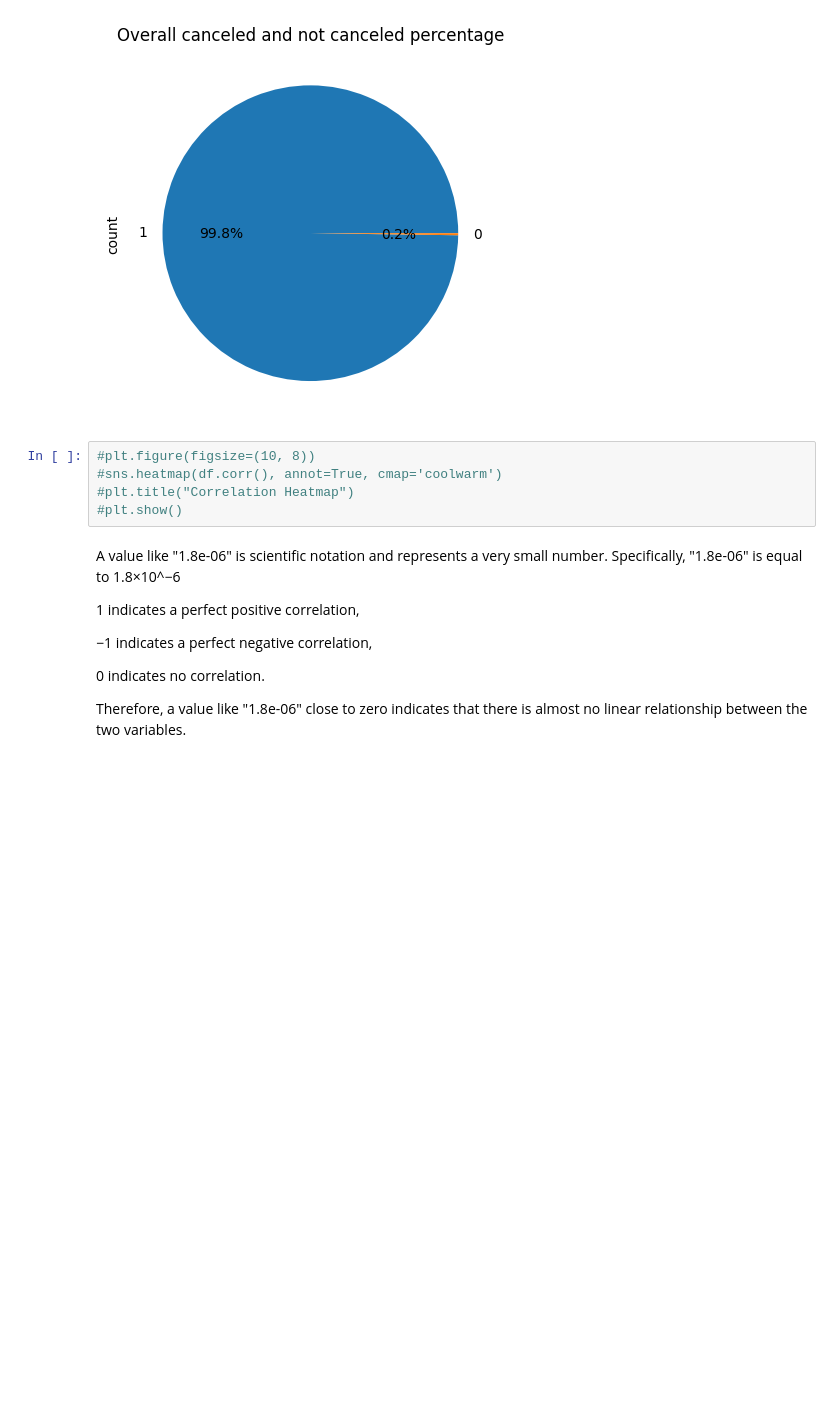
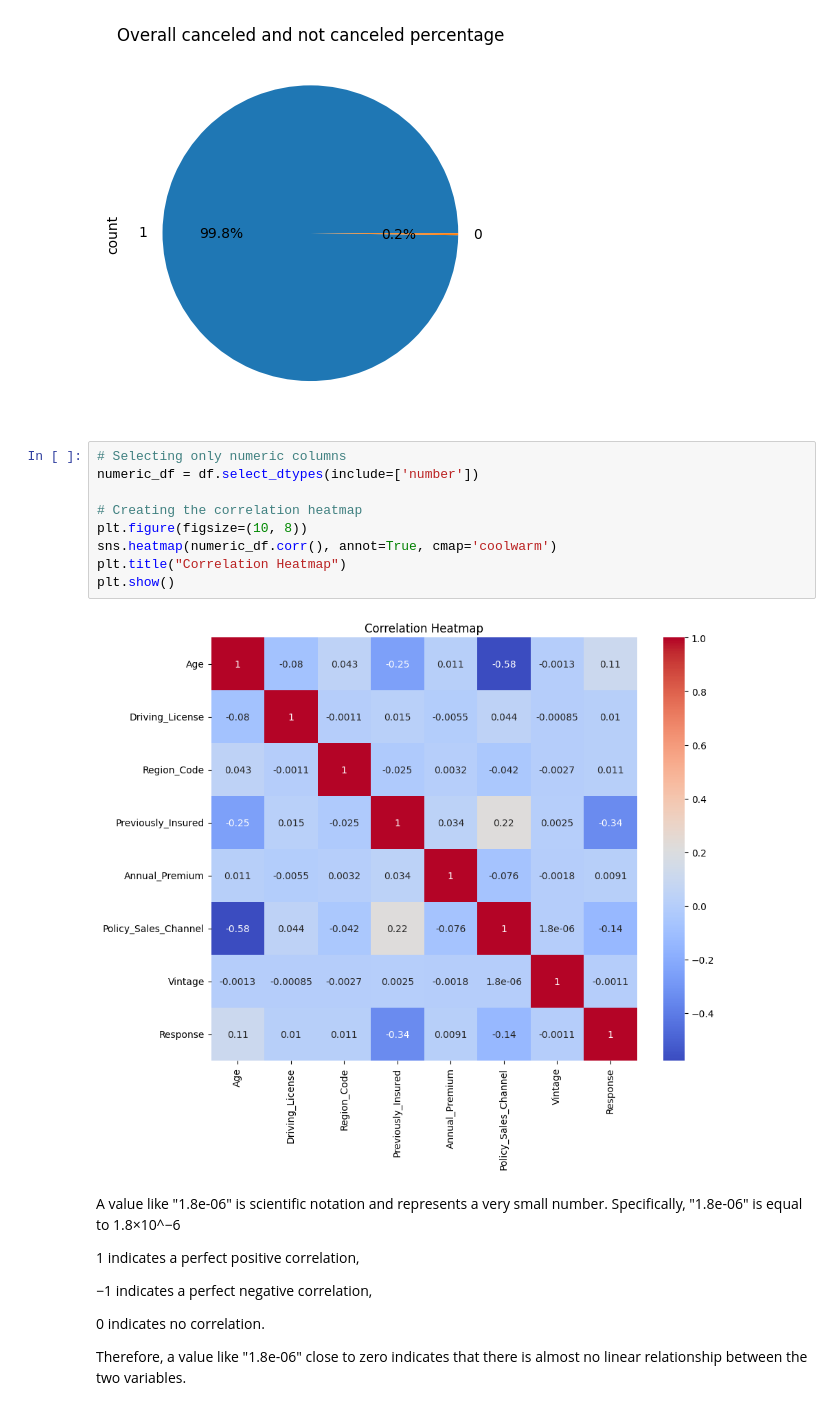
Before and after one commit to matlarakshan/Vehicle_Insurance, a Jupyter notebook: Vehicle_Insurance.ipynb, the cells around one changed output. Drawn from its saved outputs; the diff is of its cells as text; blank space fills up the shorter version.

```diff
--- a/Vehicle_Insurance.ipynb
+++ b/Vehicle_Insurance.ipynb
@@ -176,10 +176,16 @@ plt.show()
 # %% [output]
 [figure]
 # %%
-#plt.figure(figsize=(10, 8))
-#sns.heatmap(df.corr(), annot=True, cmap='coolwarm')
-#plt.title("Correlation Heatmap")
-#plt.show()
+# Selecting only numeric columns
+numeric_df = df.select_dtypes(include=['number'])
+
+# Creating the correlation heatmap
+plt.figure(figsize=(10, 8))
+sns.heatmap(numeric_df.corr(), annot=True, cmap='coolwarm')
+plt.title("Correlation Heatmap")
+plt.show()
+# %% [output]
+[figure, added]
 # %% [markdown]
 A value like "1.8e-06" is scientific notation and represents a very small number. Specifically, "1.8e-06" is equal to
 1.8×10^−6
```
Also changed, not shown: parts of 41 cells of this notebook.
